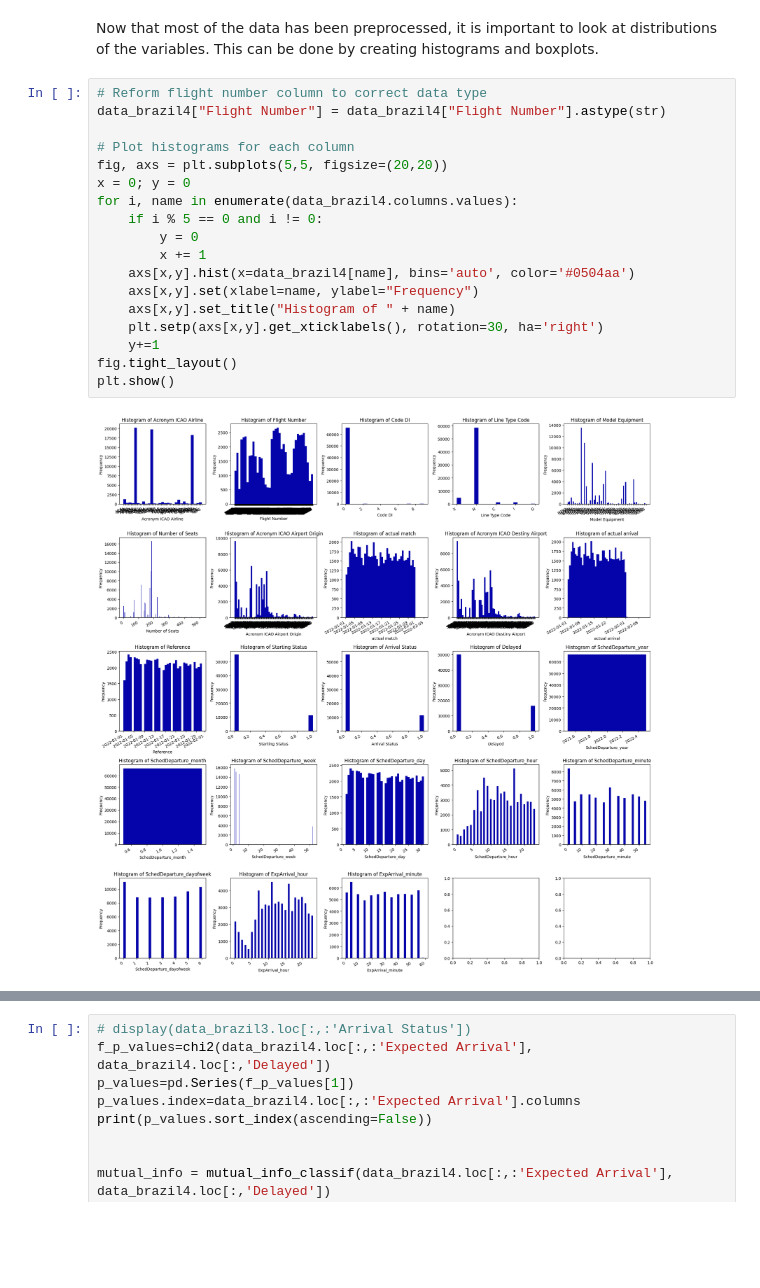
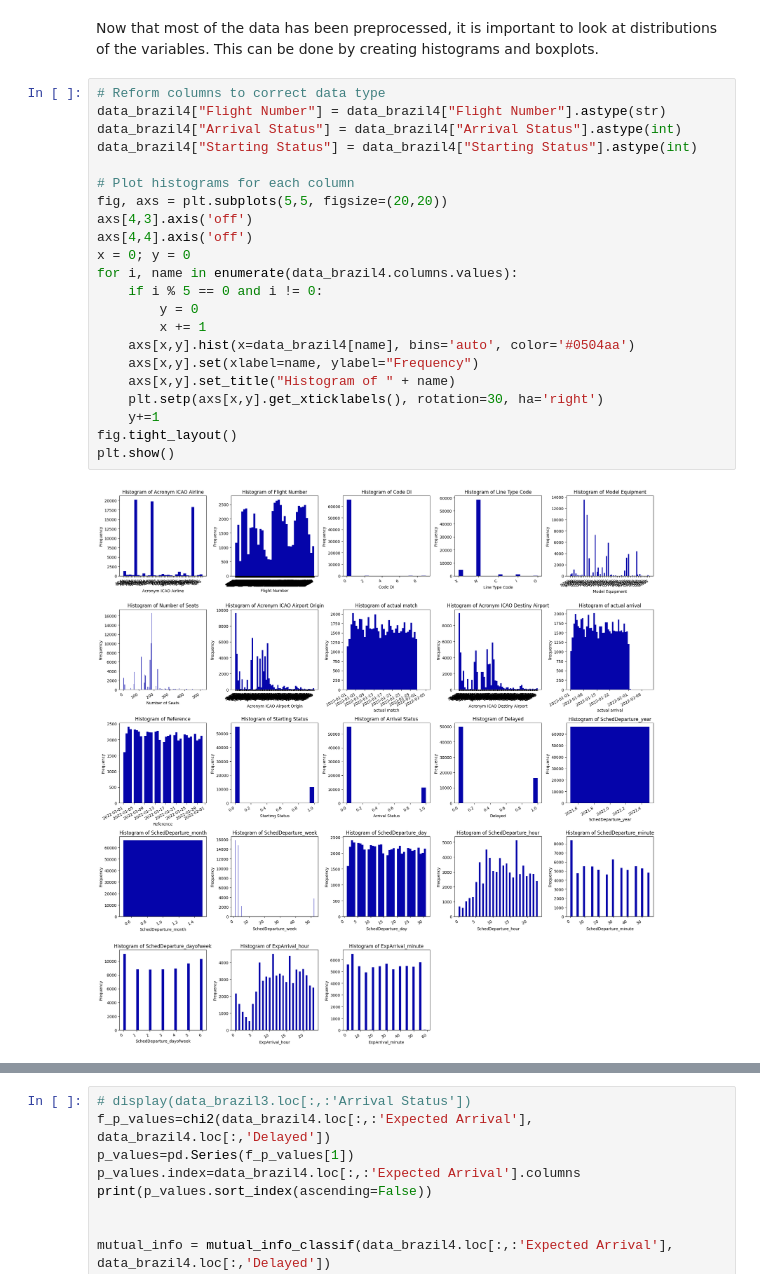
Before and after one commit to TygoF/Flight-delay-prediction, a Jupyter notebook: main.ipynb, the cells around one changed output, grey strips where cells are left out. Saved outputs shown, nothing was run; the diff lists cells and outputs as text; blank space fills up the shorter version.

```diff
--- a/main.ipynb
+++ b/main.ipynb
@@ -217,22 +217,26 @@ display(data_brazil4)
 # %% [markdown]
 Now that most of the data has been preprocessed, it is important to look at distributions of the variables. This can be done by creating histograms and boxplots.
 # %%
-# Reform flight number column to correct data type
+# Reform columns to correct data type
 data_brazil4["Flight Number"] = data_brazil4["Flight Number"].astype(str)
+data_brazil4["Arrival Status"] = data_brazil4["Arrival Status"].astype(int)
+data_brazil4["Starting Status"] = data_brazil4["Starting Status"].astype(int)
 
 # Plot histograms for each column
 fig, axs = plt.subplots(5,5, figsize=(20,20))
+axs[4,3].axis('off')
+axs[4,4].axis('off')
 x = 0; y = 0
 for i, name in enumerate(data_brazil4.columns.values):
     if i % 5 == 0 and i != 0:
         y = 0
         x += 1
     axs[x,y].hist(x=data_brazil4[name], bins='auto', color='#0504aa')
     axs[x,y].set(xlabel=name, ylabel="Frequency")
     axs[x,y].set_title("Histogram of " + name)
     plt.setp(axs[x,y].get_xticklabels(), rotation=30, ha='right')
     y+=1
 fig.tight_layout()
 plt.show()
 # %% [output]
-[figure, old version]
+[figure, new version]
```
Also changed, not shown: parts of 22 cells of this notebook.
